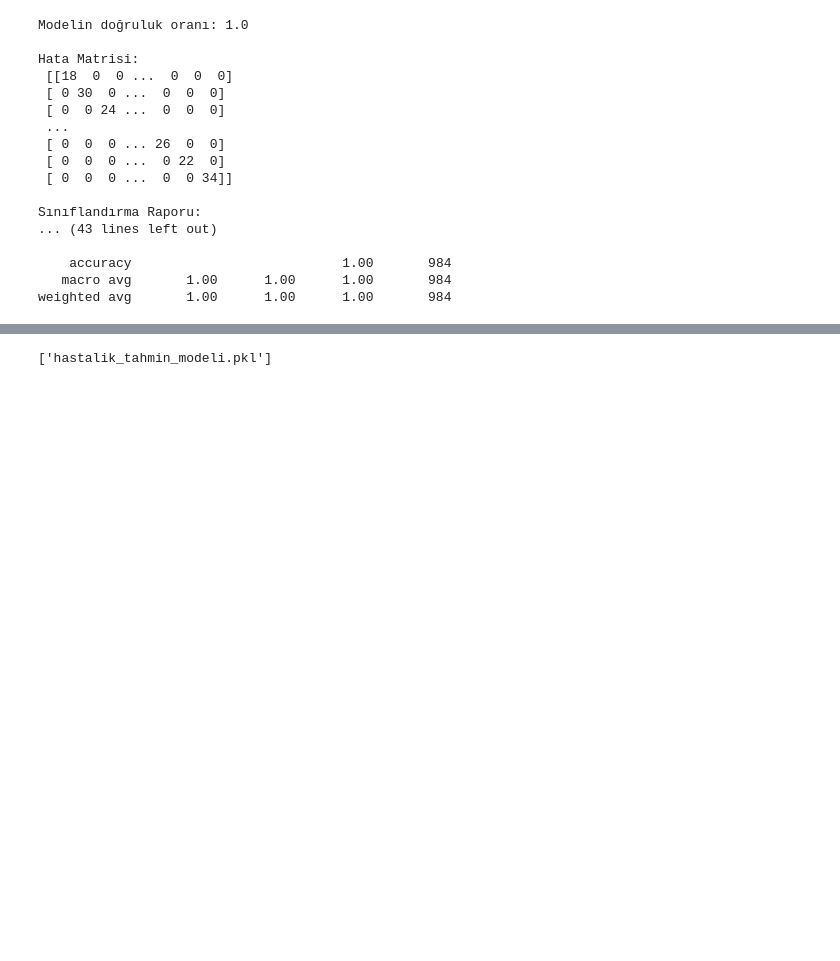
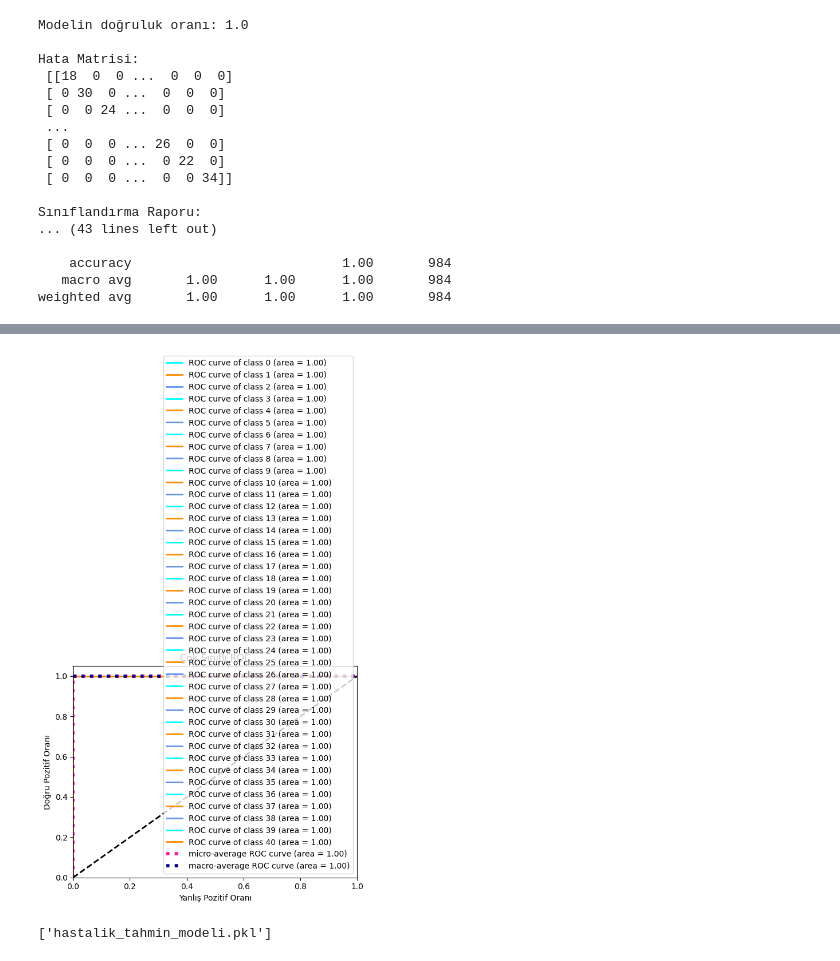
Before and after one commit to barissamur/health_py, a Jupyter notebook: tez.ipynb, the cells around one changed output, grey strips where cells are left out. Saved outputs shown, nothing was run; the diff lists cells and outputs as text; code cells hidden in the pictures; blank space fills up the shorter version.

```diff
--- a/tez.ipynb
+++ b/tez.ipynb
@@ -196,3 +210,60 @@ weighted avg       1.00      1.00      1.00       984
+# %%
+# Sınıfları ikili formata dönüştür
+y_test_binarized = label_binarize(y_test_encoded, classes=np.unique(y_test_encoded))
+
+# Sınıf sayısı
+n_classes = y_test_binarized.shape[1]
+
+# Her sınıf için ROC eğrisi hesapla
+fpr = dict()
+tpr = dict()
+roc_auc = dict()
+for i in range(n_classes):
+    fpr[i], tpr[i], _ = roc_curve(y_test_binarized[:, i], model.predict_proba(X_test)[:, i])
+    roc_auc[i] = auc(fpr[i], tpr[i])
+
+# Mikro ortalama ROC eğrisi ve AUC hesaplama
+fpr["micro"], tpr["micro"], _ = roc_curve(y_test_binarized.ravel(), model.predict_proba(X_test).ravel())
+roc_auc["micro"] = auc(fpr["micro"], tpr["micro"])
+
+# Makro ortalama ROC eğrisi ve AUC hesaplama
+all_fpr = np.unique(np.concatenate([fpr[i] for i in range(n_classes)]))
+mean_tpr = np.zeros_like(all_fpr)
+for i in range(n_classes):
+    mean_tpr += np.interp(all_fpr, fpr[i], tpr[i])
+mean_tpr /= n_classes
+fpr["macro"] = all_fpr
+tpr["macro"] = mean_tpr
+roc_auc["macro"] = auc(fpr["macro"], tpr["macro"])
+
+# ROC eğrilerini çiz
+plt.figure()
+colors = cycle(['aqua', 'darkorange', 'cornflowerblue'])
+for i, color in zip(range(n_classes), colors):
+    plt.plot(fpr[i], tpr[i], color=color, lw=2,
+             label='ROC curve of class {0} (area = {1:0.2f})'
+             ''.format(i, roc_auc[i]))
+
+plt.plot(fpr["micro"], tpr["micro"],
+         label='micro-average ROC curve (area = {0:0.2f})'
+               ''.format(roc_auc["micro"]),
+         color='deeppink', linestyle=':', linewidth=4)
+
+plt.plot(fpr["macro"], tpr["macro"],
+         label='macro-average ROC curve (area = {0:0.2f})'
+               ''.format(roc_auc["macro"]),
+         color='navy', linestyle=':', linewidth=4)
+
+plt.plot([0, 1], [0, 1], 'k--', lw=2)
+plt.xlim([0.0, 1.0])
+plt.ylim([0.0, 1.05])
+plt.xlabel('Yanlış Pozitif Oranı')
+plt.ylabel('Doğru Pozitif Oranı')
+plt.title('Çok Sınıflı ROC')
+plt.legend(loc="lower right")
+plt.show()
+# %% [output]
+[figure, added]
 # %%
 joblib.dump(model, "hastalik_tahmin_modeli.pkl")
 # %% [output]
```
Also changed, not shown: parts of 4 cells of this notebook.
